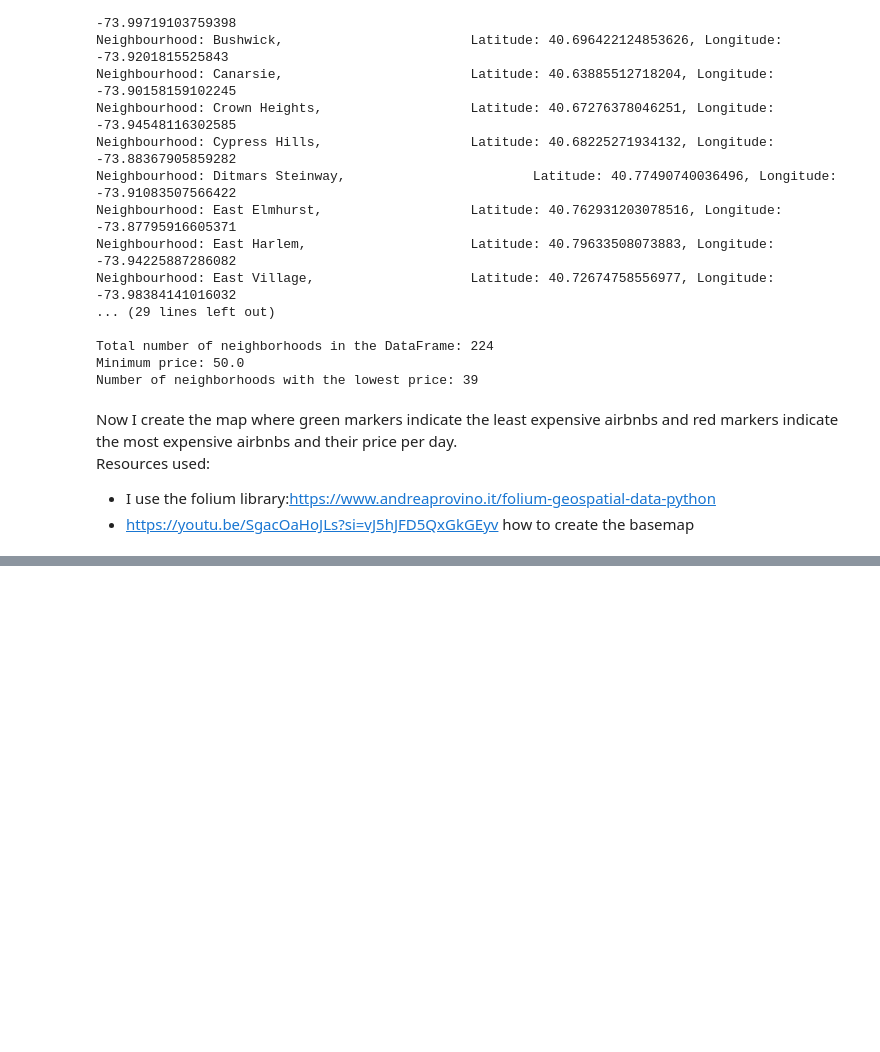
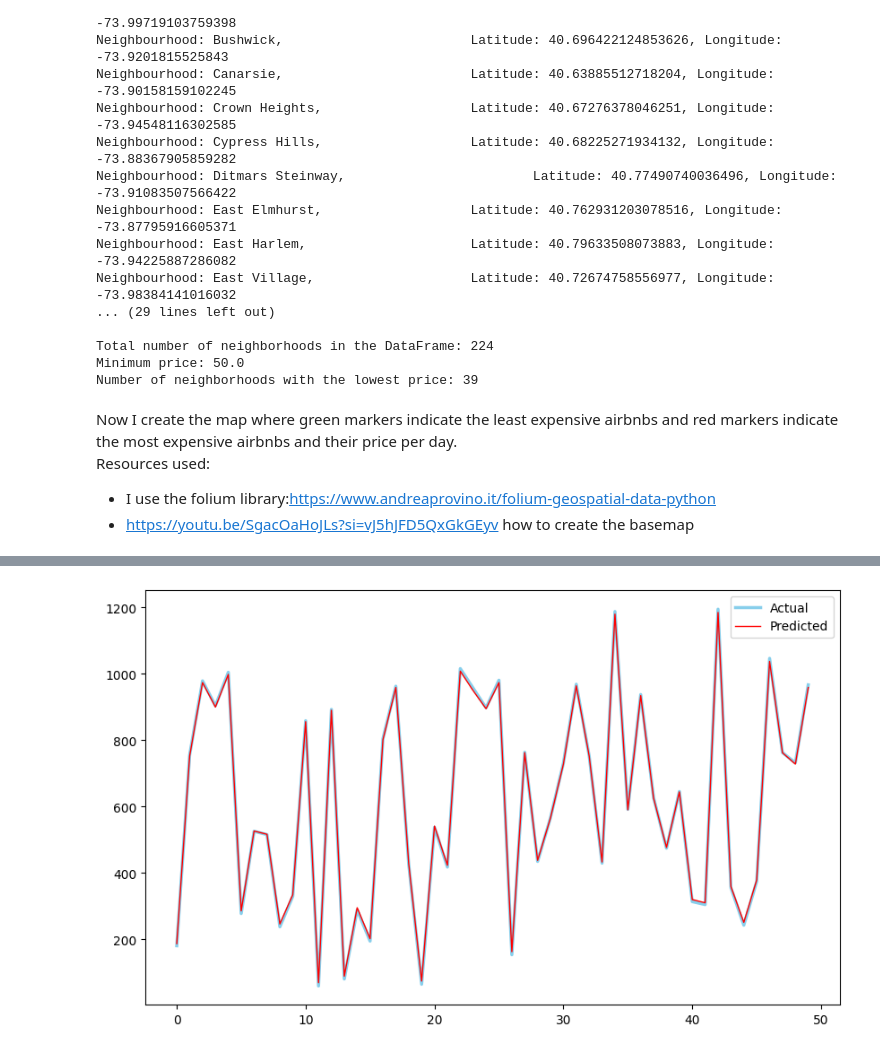
Before and after one commit to AnnaBicelli/Airbnb_Open_Data_project, a Jupyter notebook: Airbnb_Project.ipynb, the cells around one changed output, grey strips where cells are left out. Cells and saved outputs as stored; diff of their text form; code cells hidden in the pictures; blank space fills up the shorter version.

Commit message:
I added the modeling parte in this file
I solved the problem in importing the libraries, so I can only consider this file now.

```diff
--- a/Airbnb_Project.ipynb
+++ b/Airbnb_Project.ipynb
@@ -1642,0 +1892,6 @@ map_nyc
+# %%
+# define the Regression model
+model = LinearRegression()
+# %%
+# build the training model
+model.fit(X_train, Y_train)
@@ -1642,0 +1900,3 @@ map_nyc
+# %%
+# apply the trained model to make prediction on test set
+Y_pred = model.predict(X_test)
@@ -1642,0 +1932,3 @@ map_nyc
+# %%
+df = pd.DataFrame({"Y_test": Y_test, "Y_pred": Y_pred})
+df.head(10)
@@ -1642,0 +1947,8 @@ map_nyc
+# %%
+plt.figure(figsize = (10,6))
+plt.plot(df['Y_test'][:50], color = 'skyblue', linewidth = 2.5)
+plt.plot(df['Y_pred'][:50], color = 'red', linewidth = 1)
+plt.legend(['Actual', 'Predicted'])
+plt.show()
+# %% [output]
+[figure, added]
```
Also changed, not shown: parts of 69 cells of this notebook.
